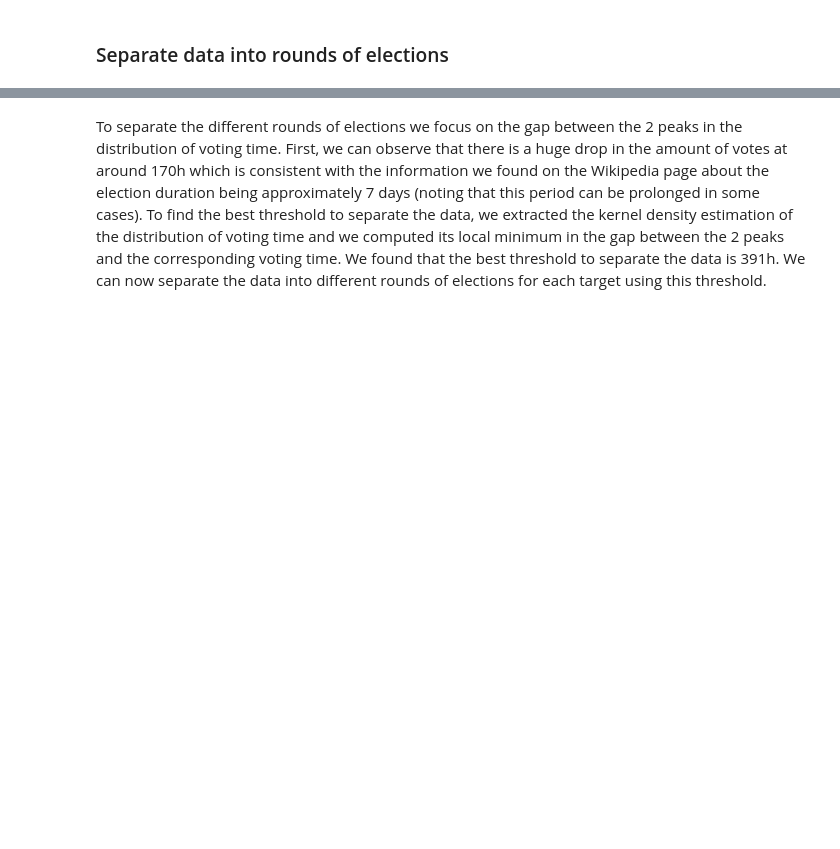
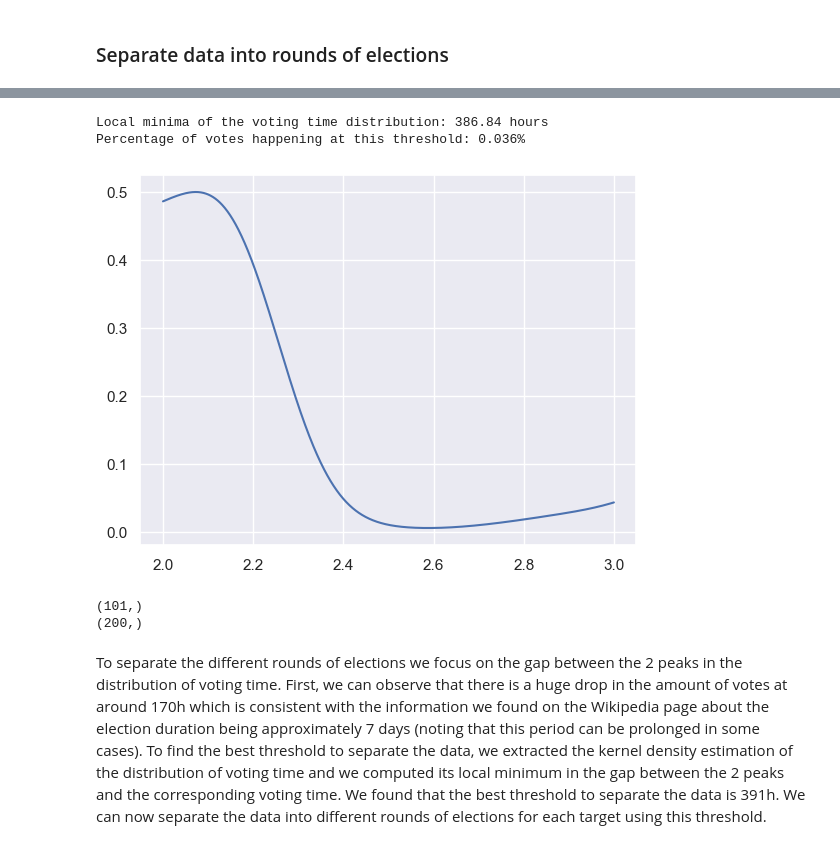
Before and after one commit to epfl-ada/ada-2023-project-abracadabra, a Jupyter notebook: time_series1.ipynb, the cells around one changed output, grey strips where cells are left out. Cells and saved outputs as stored; diff of their text form; code cells hidden in the pictures; blank space fills up the shorter version.

```diff
--- a/time_series1.ipynb
+++ b/time_series1.ipynb
@@ -23,0 +8,3 @@ df
+# %%
+df = get_dataframe()
+df
@@ -278,3 +290,32 @@ Percentage of votes happening at this threshold: 0.041%
+# %%
+lower_bound = 100
+upper_bound = 1000
+log_voting_time = np.log10(voting_time[(voting_time > lower_bound) & (voting_time < upper_bound)])
+kde = KernelDensity(kernel='gaussian', bandwidth=0.1).fit(log_voting_time.values.reshape(-1, 1))
+kde_x = np.linspace(np.min(log_voting_time), np.max(log_voting_time), 1000)
+kde_y = np.exp(kde.score_samples(kde_x.reshape(-1, 1)))
+deriv_kde_sign = np.sign(np.diff(kde_y))
+local_mins = kde_x[np.append((np.roll(deriv_kde_sign, 1) - deriv_kde_sign) != 0, False)]
+y_mins = kde_y[np.append((np.roll(deriv_kde_sign, 1) - deriv_kde_sign) != 0, False)]
+round_threshold = local_mins[(y_mins < 0.1)][0]
+percent_at_threshold = y_mins[(y_mins < 0.1)][0]
+print(f'Local minima of the voting time distribution: {10**round_threshold:.2f} hours')
+print(f'Percentage of votes happening at this threshold: {percent_at_threshold:.2}%')
+# %% [output]
+Local minima of the voting time distribution: 386.84 hours
+Percentage of votes happening at this threshold: 0.036%
+# %%
+plt.plot(kde_x, kde_y)
+#plt.xscale('log')
+plt.show()
+# %% [output]
+[figure, added]
+# %%
+print(kde[1].shape)
+print(kde2[1].shape)
+# %% [output]
+(101,)
+(200,)
 # %% [markdown]
 To separate the different rounds of elections we focus on the gap between the 2 peaks in the distribution of voting time. First, we can observe that there is a huge drop in the amount of votes at around 170h which is consistent with the information we found on the Wikipedia page about the election duration being approximately 7 days (noting that this period can be prolonged in some cases).
 To find the best threshold to separate the data, we extracted the kernel density estimation of the distribution of voting time and we computed its local minimum in the gap between the 2 peaks and the corresponding voting time. We found that the best threshold to separate the data is 391h. We can now separate the data into different rounds of elections for each target using this threshold.
```
Also changed, not shown: parts of 7 cells of this notebook, 2 other files.
